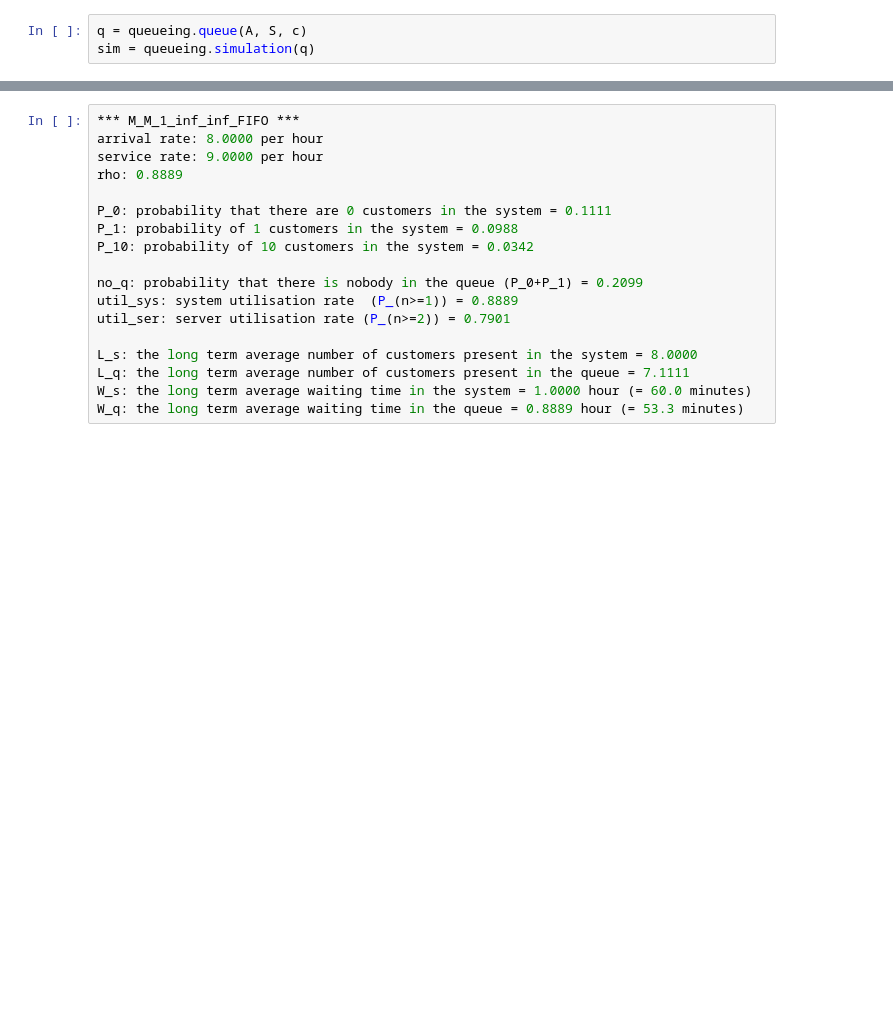
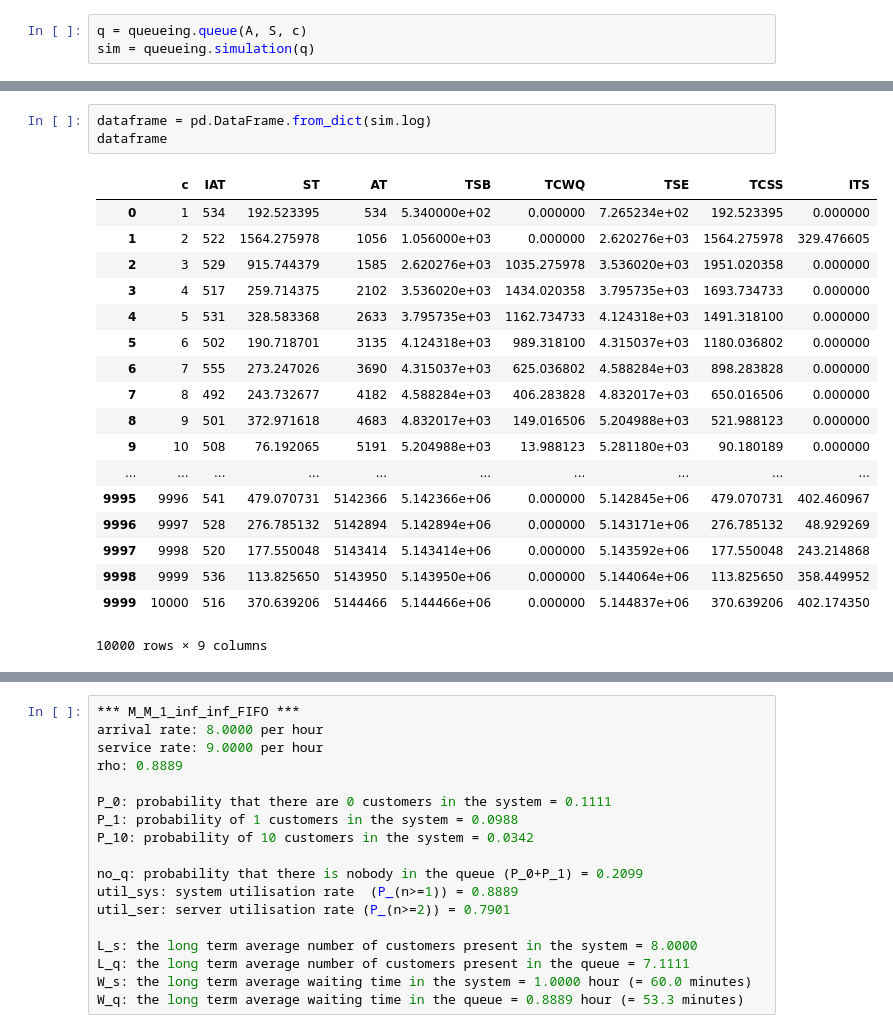
Before and after one commit to TUDelft-CITG/OpenQTSim, a Jupyter notebook: notebooks/Basic Queue using package.ipynb, the cells around one changed output, grey strips where cells are left out. Cells and saved outputs as stored; diff of their text form; blank space fills up the shorter version.

```diff
--- a/notebooks/Basic Queue using package.ipynb
+++ b/notebooks/Basic Queue using package.ipynb
@@ -69,3 +68,25 @@ Server utilisation (%): 0.0
+# %%
+dataframe = pd.DataFrame.from_dict(sim.log)
+dataframe
+# %% [output]
+|  | c | IAT | ST | AT | TSB | TCWQ | TSE | TCSS | ITS |
+| 0 | 1 | 534 | 192.523395 | 534 | 5.340000e+02 | 0.000000 | 7.265234e+02 | 192.523395 | 0.000000 |
+| 1 | 2 | 522 | 1564.275978 | 1056 | 1.056000e+03 | 0.000000 | 2.620276e+03 | 1564.275978 | 329.476605 |
+| 2 | 3 | 529 | 915.744379 | 1585 | 2.620276e+03 | 1035.275978 | 3.536020e+03 | 1951.020358 | 0.000000 |
+| 3 | 4 | 517 | 259.714375 | 2102 | 3.536020e+03 | 1434.020358 | 3.795735e+03 | 1693.734733 | 0.000000 |
+| 4 | 5 | 531 | 328.583368 | 2633 | 3.795735e+03 | 1162.734733 | 4.124318e+03 | 1491.318100 | 0.000000 |
+| 5 | 6 | 502 | 190.718701 | 3135 | 4.124318e+03 | 989.318100 | 4.315037e+03 | 1180.036802 | 0.000000 |
+| 6 | 7 | 555 | 273.247026 | 3690 | 4.315037e+03 | 625.036802 | 4.588284e+03 | 898.283828 | 0.000000 |
+| 7 | 8 | 492 | 243.732677 | 4182 | 4.588284e+03 | 406.283828 | 4.832017e+03 | 650.016506 | 0.000000 |
+| 8 | 9 | 501 | 372.971618 | 4683 | 4.832017e+03 | 149.016506 | 5.204988e+03 | 521.988123 | 0.000000 |
+| 9 | 10 | 508 | 76.192065 | 5191 | 5.204988e+03 | 13.988123 | 5.281180e+03 | 90.180189 | 0.000000 |
+| ... | ... | ... | ... | ... | ... | ... | ... | ... | ... |
+| 9995 | 9996 | 541 | 479.070731 | 5142366 | 5.142366e+06 | 0.000000 | 5.142845e+06 | 479.070731 | 402.460967 |
+| 9996 | 9997 | 528 | 276.785132 | 5142894 | 5.142894e+06 | 0.000000 | 5.143171e+06 | 276.785132 | 48.929269 |
+| 9997 | 9998 | 520 | 177.550048 | 5143414 | 5.143414e+06 | 0.000000 | 5.143592e+06 | 177.550048 | 243.214868 |
+| 9998 | 9999 | 536 | 113.825650 | 5143950 | 5.143950e+06 | 0.000000 | 5.144064e+06 | 113.825650 | 358.449952 |
+| 9999 | 10000 | 516 | 370.639206 | 5144466 | 5.144466e+06 | 0.000000 | 5.144837e+06 | 370.639206 | 402.174350 |
+10000 rows × 9 columns
 # %%
 # c = customer
 # IAT = inter arrival time
```
Also changed, not shown: parts of 19 cells of this notebook, 1 other file.
